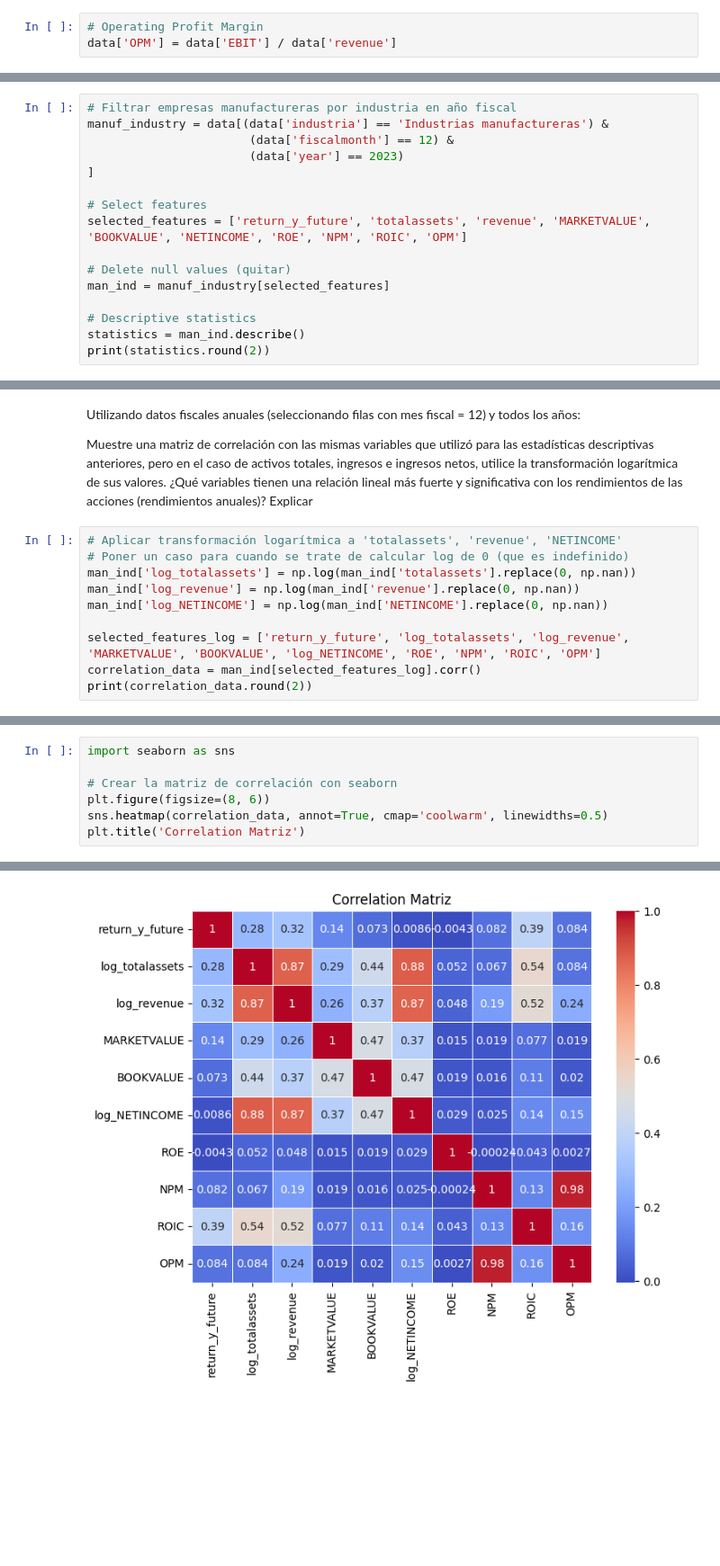
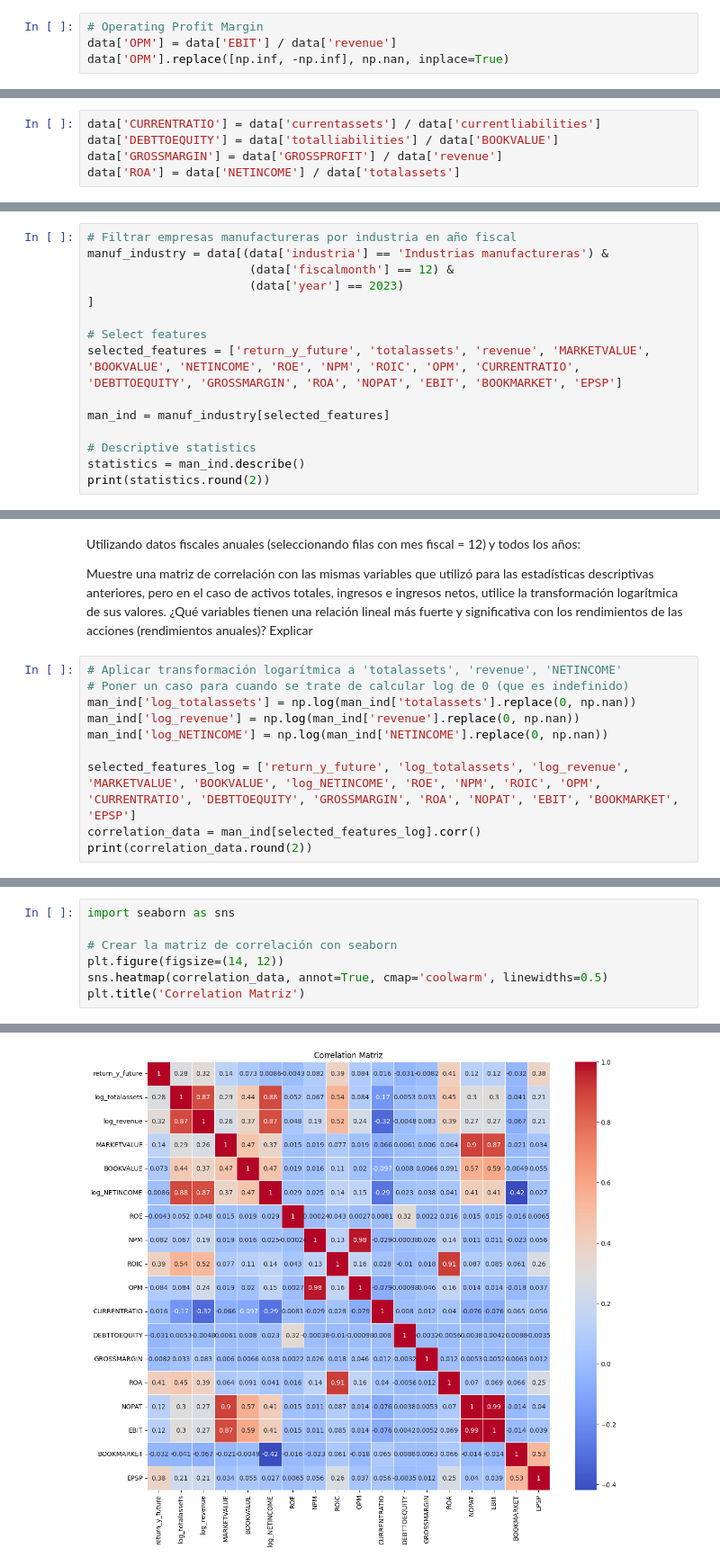
Before and after one commit to mafeermoreno/StatisticsProject, a Jupyter notebook: Proyecto_Stats_Bloque1_Maria_Moreno.ipynb, the cells around one changed output, grey strips where cells are left out. Shown at 90% size. Cells and saved outputs as stored; diff of their text form; blank space fills up the shorter version.

```diff
--- a/Proyecto_Stats_Bloque1_Maria_Moreno.ipynb
+++ b/Proyecto_Stats_Bloque1_Maria_Moreno.ipynb
@@ -233,3 +265,4 @@ Mide el porcentaje de los ingresos que se convierte en utilidades operativas (ex
 # %%
 # Operating Profit Margin
 data['OPM'] = data['EBIT'] / data['revenue']
+data['OPM'].replace([np.inf, -np.inf], np.nan, inplace=True)
@@ -236,3 +276,8 @@ data['OPM'] = data['EBIT'] / data['revenue']
+# %%
+data['CURRENTRATIO'] = data['currentassets'] / data['currentliabilities']
+data['DEBTTOEQUITY'] = data['totalliabilities'] / data['BOOKVALUE']
+data['GROSSMARGIN'] = data['GROSSPROFIT'] / data['revenue']
+data['ROA'] = data['NETINCOME'] / data['totalassets']
 # %% [markdown]
 ### 1.2 Composición firme del mercado financiero estadounidense
 
@@ -654,9 +699,8 @@ manuf_industry = data[(data['industria'] == 'Industrias manufactureras') &
 ]
 
 # Select features
-selected_features = ['return_y_future', 'totalassets', 'revenue', 'MARKETVALUE', 'BOOKVALUE', 'NETINCOME', 'ROE', 'NPM', 'ROIC', 'OPM']
+selected_features = ['return_y_future', 'totalassets', 'revenue', 'MARKETVALUE', 'BOOKVALUE', 'NETINCOME', 'ROE', 'NPM', 'ROIC', 'OPM', 'CURRENTRATIO', 'DEBTTOEQUITY', 'GROSSMARGIN', 'ROA', 'NOPAT', 'EBIT', 'BOOKMARKET', 'EPSP']
 
-# Delete null values (quitar)
 man_ind = manuf_industry[selected_features]
 
 # Descriptive statistics
@@ -729,7 +794,7 @@ man_ind['log_totalassets'] = np.log(man_ind['totalassets'].replace(0, np.nan))
 man_ind['log_revenue'] = np.log(man_ind['revenue'].replace(0, np.nan))
 man_ind['log_NETINCOME'] = np.log(man_ind['NETINCOME'].replace(0, np.nan))
 
-selected_features_log = ['return_y_future', 'log_totalassets', 'log_revenue', 'MARKETVALUE', 'BOOKVALUE', 'log_NETINCOME', 'ROE', 'NPM', 'ROIC', 'OPM']
+selected_features_log = ['return_y_future', 'log_totalassets', 'log_revenue', 'MARKETVALUE', 'BOOKVALUE', 'log_NETINCOME', 'ROE', 'NPM', 'ROIC', 'OPM', 'CURRENTRATIO', 'DEBTTOEQUITY', 'GROSSMARGIN', 'ROA', 'NOPAT', 'EBIT', 'BOOKMARKET', 'EPSP']
 correlation_data = man_ind[selected_features_log].corr()
 print(correlation_data.round(2))
 # %% [output]
@@ -768,13 +833,13 @@ See the caveats in the documentation: https://pandas.pydata.org/pandas-docs/stab
 # %%
 import seaborn as sns
 
 # Crear la matriz de correlación con seaborn
-plt.figure(figsize=(8, 6))
+plt.figure(figsize=(14, 12))
 sns.heatmap(correlation_data, annot=True, cmap='coolwarm', linewidths=0.5)
 plt.title('Correlation Matriz')
 # %% [output]
 Text(0.5, 1.0, 'Correlation Matriz')
-[figure, old version]
+[figure, new version]
 # %% [markdown]
 En una matriz de correlación, cuanto más cercana es la correlación a 1 o -1, más fuerte es la relación lineal entre dos variables. Una correlación cercana a 1 indica una relación positiva fuerte, mientras que una correlación cercana a -1 indica una relación negativa fuerte. Teniendo esto en cuenta, podemos analizar qué variables tienen la relación más significativa con los rendimientos anuales (return_y_future).
 
```
Also changed, not shown: parts of 25 cells of this notebook.
